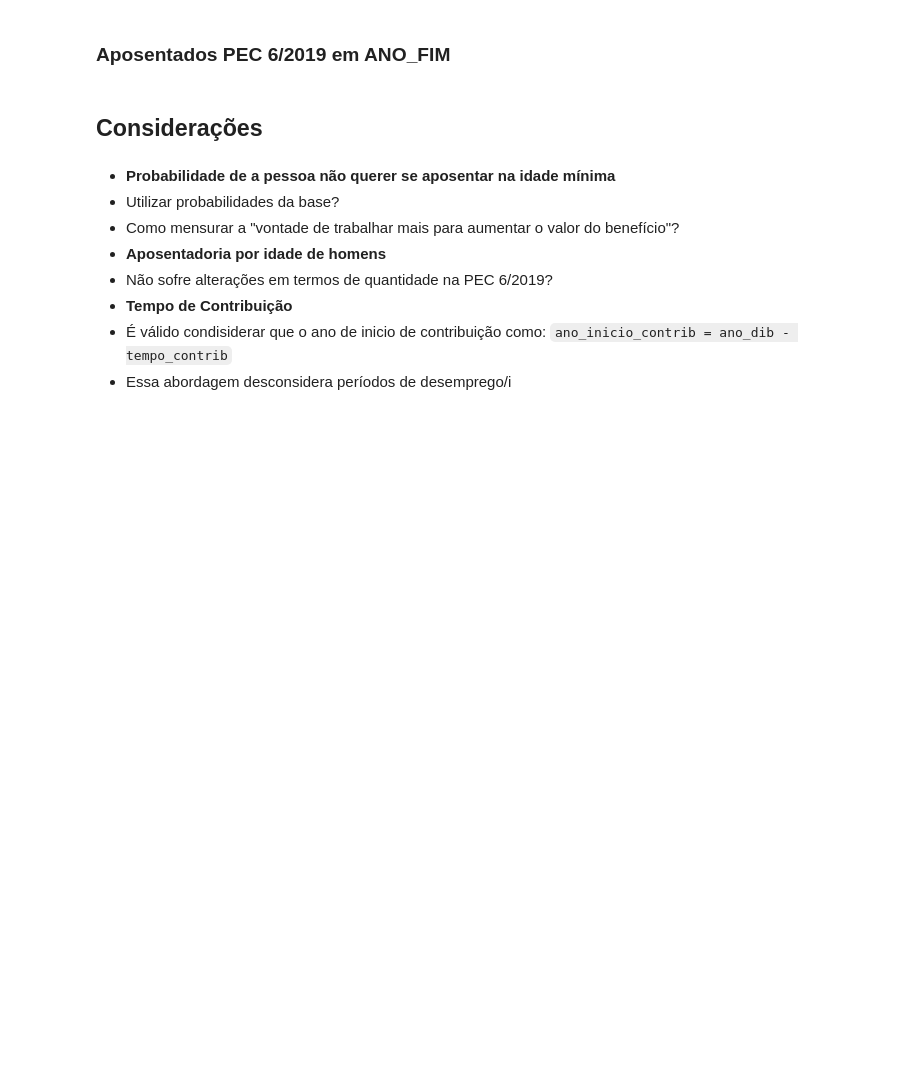
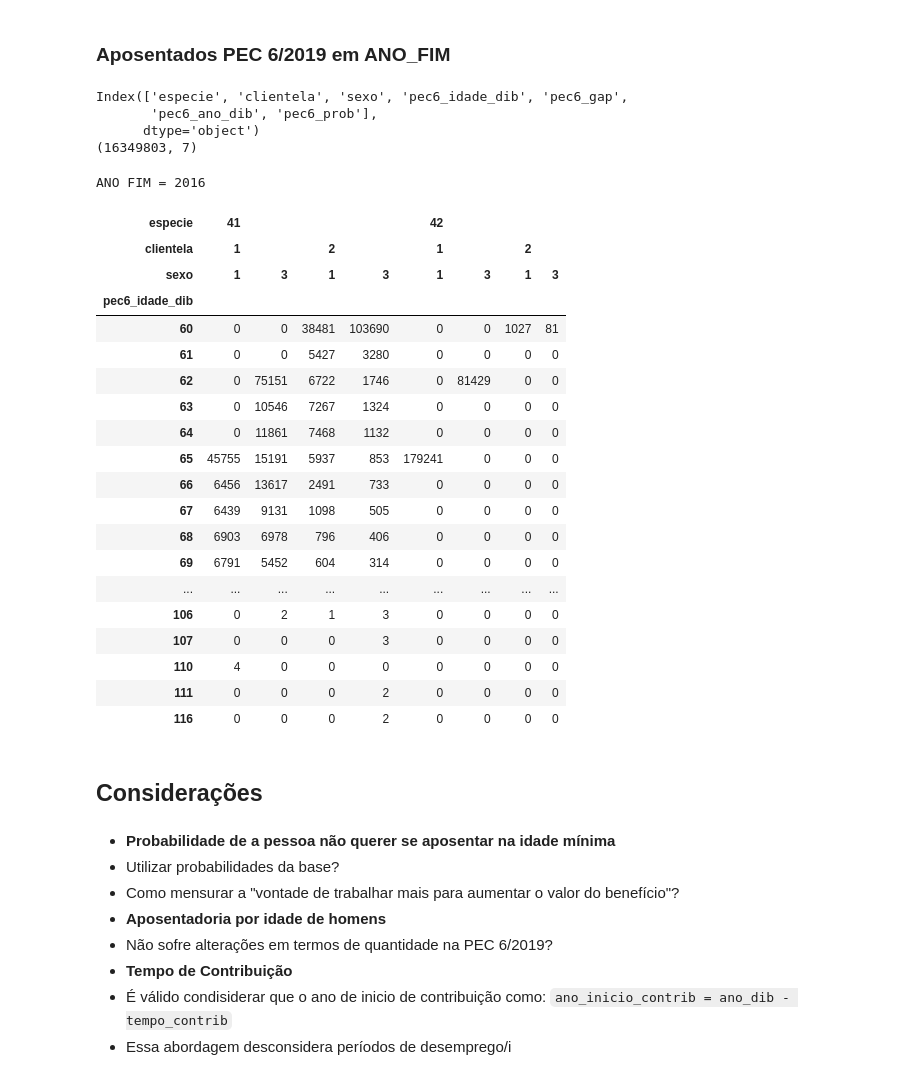
Before and after one commit to andrespp/ds-prev, a Jupyter notebook: analysis/Reforma.ipynb, the cells around one changed output. Saved outputs shown, nothing was run; the diff lists cells and outputs as text; code cells hidden in the pictures; blank space fills up the shorter version.

Commit message:
Add "Reforma" analisys

```diff
--- a/analysis/Reforma.ipynb
+++ b/analysis/Reforma.ipynb
@@ -234,11 +143,59 @@ df[['idade_dib','sexo']].groupby('idade_dib').count()
 # %% [markdown]
 ### Aposentados PEC 6/2019 em ANO_FIM
+# %%
+sql = """
+SELECT
+	ESPECIE
+    ,CLIENTELA
+	,SEXO
+	,PEC6_IDADE_DIB
+	--,PEC6_TEMPO_CONTRIB
+	,PEC6_GAP
+	,PEC6_ANO_DIB
+	,PEC6_PROB
+FROM {table_name}
+""".format(table_name=TB_REFORMA,
+           ano=ANO_FIM)
+fato_pessoa = ds_query(sql)
+print(fato_pessoa.columns)
+print(fato_pessoa.shape)
+# %% [output]
+Index(['especie', 'clientela', 'sexo', 'pec6_idade_dib', 'pec6_gap',
+       'pec6_ano_dib', 'pec6_prob'],
+      dtype='object')
+(16349803, 7)
 # %%
 print('ANO FIM = {}'.format(ANO_FIM))
-df = fato_pessoa[fato_pessoa['pec6_ano_dib']==ANO_FIM][['pec6_idade_dib','pec6_prob']]
-df = df.groupby('pec6_idade_dib').sum()
-df['qtd'] = df['pec6_prob'].apply(lambda x: round(x))
+df = fato_pessoa[fato_pessoa['pec6_ano_dib']==ANO_FIM][['especie','clientela', 'sexo', 'pec6_idade_dib','pec6_prob']]
+df = df.pivot_table(index='pec6_idade_dib', columns=['especie','clientela','sexo'],
+                    values='pec6_prob', aggfunc='sum').round()
+df.fillna(value=0, inplace=True, downcast='infer')
+#df = df.groupby(['pec6_idade_dib','sexo']).sum()
+#df['qtd'] = df['pec6_prob'].apply(lambda x: round(x))
+df.to_csv('../sandbox/2016_concessoes_pec.csv')
 df
+# %% [output]
+ANO FIM = 2016
+| especie | 41 |  |  |  | 42 |  |  |  |
+| clientela | 1 |  | 2 |  | 1 |  | 2 |  |
+| sexo | 1 | 3 | 1 | 3 | 1 | 3 | 1 | 3 |
+| pec6_idade_dib |  |  |  |  |  |  |  |  |
+| 60 | 0 | 0 | 38481 | 103690 | 0 | 0 | 1027 | 81 |
+| 61 | 0 | 0 | 5427 | 3280 | 0 | 0 | 0 | 0 |
+| 62 | 0 | 75151 | 6722 | 1746 | 0 | 81429 | 0 | 0 |
+| 63 | 0 | 10546 | 7267 | 1324 | 0 | 0 | 0 | 0 |
+| 64 | 0 | 11861 | 7468 | 1132 | 0 | 0 | 0 | 0 |
+| 65 | 45755 | 15191 | 5937 | 853 | 179241 | 0 | 0 | 0 |
+| 66 | 6456 | 13617 | 2491 | 733 | 0 | 0 | 0 | 0 |
+| 67 | 6439 | 9131 | 1098 | 505 | 0 | 0 | 0 | 0 |
+| 68 | 6903 | 6978 | 796 | 406 | 0 | 0 | 0 | 0 |
+| 69 | 6791 | 5452 | 604 | 314 | 0 | 0 | 0 | 0 |
+| ... | ... | ... | ... | ... | ... | ... | ... | ... |
+| 106 | 0 | 2 | 1 | 3 | 0 | 0 | 0 | 0 |
+| 107 | 0 | 0 | 0 | 3 | 0 | 0 | 0 | 0 |
+| 110 | 4 | 0 | 0 | 0 | 0 | 0 | 0 | 0 |
+| 111 | 0 | 0 | 0 | 2 | 0 | 0 | 0 | 0 |
+| 116 | 0 | 0 | 0 | 2 | 0 | 0 | 0 | 0 |
 # %% [markdown]
 ## Considerações
 # %% [markdown]
```
Also changed, not shown: parts of 15 cells of this notebook, 5 other files.
